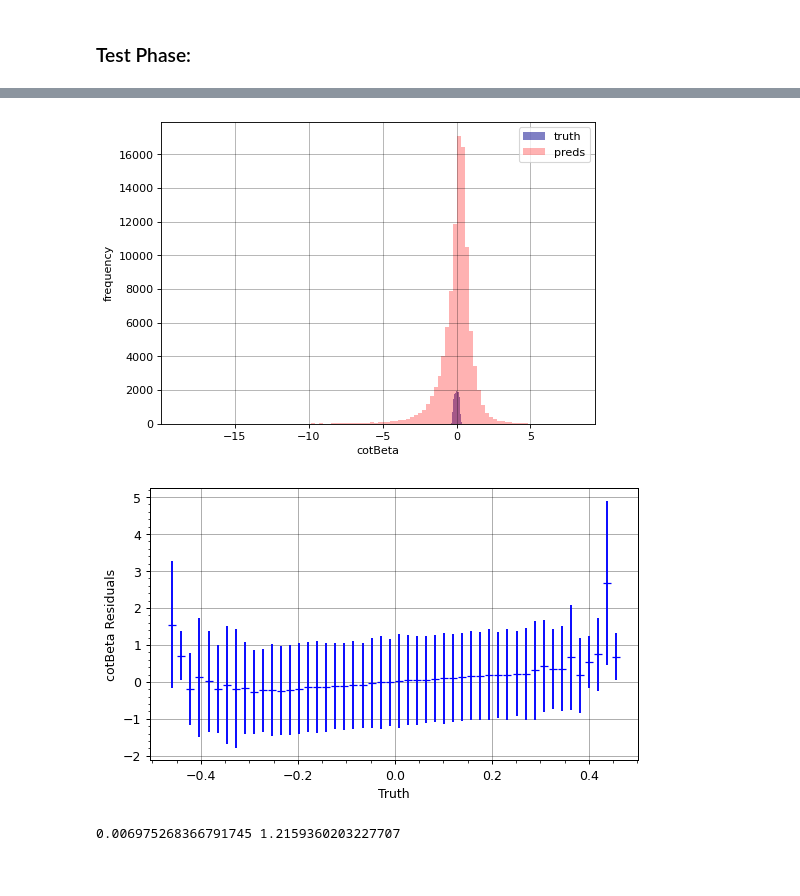
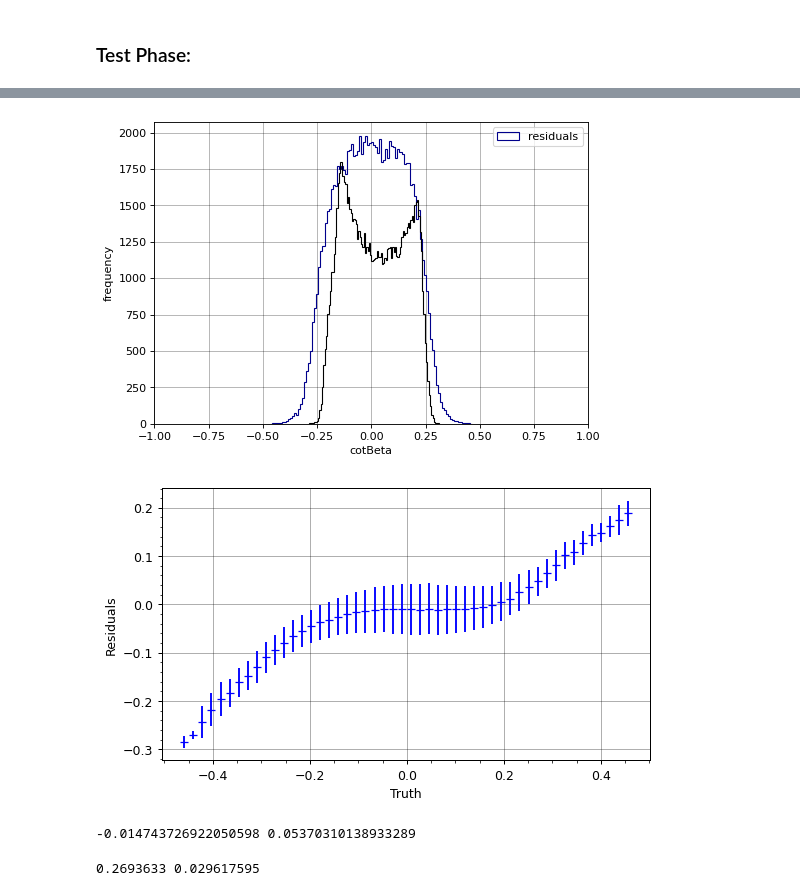
Before and after one commit to nhanvtran/directional-pixel-detectors, a Jupyter notebook: train_using_custom_keras_datagenerator.ipynb, the cells around one changed output, grey strips where cells are left out. Drawn from its saved outputs; the diff is of its cells as text; code cells hidden in the pictures.

Commit message:
CotBeta Training with Custom Loss

```diff
--- a/train_using_custom_keras_datagenerator.ipynb
+++ b/train_using_custom_keras_datagenerator.ipynb
@@ -224,12 +227,12 @@ def custom_loss(y, p):
     return tf.keras.backend.sum(NLL,axis=1)
 # %%
 start_date = datetime.datetime.now ( )
-epochs = 5
-batch_size = 7500
-val_batch_size = 7500
+epochs = 10
+batch_size = 7000
+val_batch_size = 7000
 use_file_size = None
 training_generator = CustomDataGenerator(
-                                        data_directory_path = "./data/processed/3Dto2D/",
+                                        data_directory_path = "./data/processed/3D-10TS/",
                                         labels_directory_path = "./data/raw/labels/",
                                         is_directory_recursive = False,
                                         file_type = "*csv",
@@ -237,12 +240,12 @@ training_generator = CustomDataGenerator(
                                         batch_size = batch_size,
                                         file_count = use_file_size,
                                         to_standardize= True,
-                                        include_y_local= False,
+                                        include_y_local= True,
                                         labels_list = "cotBeta",
-                                        input_shape = (5,21,1))
+                                        input_shape = (10,13,21))
 
 validation_generator = CustomDataGenerator(
-                                        data_directory_path = "./data/processed/3Dto2D/",
+                                        data_directory_path = "./data/processed/3D-10TS/",
                                         labels_directory_path = "./data/raw/labels/",
                                         is_directory_recursive = False,
                                         file_type = "*csv",
@@ -250,13 +253,13 @@ validation_generator = CustomDataGenerator(
                                         batch_size = val_batch_size,
                                         file_count = 25,
                                         to_standardize= True,
-                                        include_y_local= False,
+                                        include_y_local= True,
                                         labels_list = "cotBeta",
-                                        input_shape = (5,21,1))
+                                        input_shape = (10,13,21))
 
-model = RegModelCotBeta2D().assemble_model()
+model = RegModelCotBeta3D().assemble_model()
 
-model.compile(optimizer = tf.keras.optimizers.Nadam(lr = 2.75e-3),
+model.compile(optimizer = tf.keras.optimizers.Adam(lr = 3.75e-3),
               loss = custom_loss,
               metrics = ["mse"])
 
@@ -311,7 +324,7 @@ plt.show()
 # %% [markdown]
 ### Test Phase:
 # %%
-test_recon = pd.read_csv("./data/test/recon3Dto2D_05TS_test.csv")
+test_recon = pd.read_csv("./data/test/recon3D10_test.csv")
 test_labels_df = pd.read_csv("./data/test/labels_test.csv")
 test_labels = test_labels_df["cotBeta"]
 test_y_local = test_labels_df["y-local"]
@@ -321,5 +334,5 @@ print(test_recon.shape, test_labels.shape)
 # %%
-test_inputs = test_recon.values.reshape(test_recon.shape[0],5,21,1)
+test_inputs = test_recon.values.reshape(test_recon.shape[0],10,13,21)
 
 def standardize(x):
     """Applies the normalization configuration in-place to a batch of
@@ -336,9 +349,8 @@ def standardize(x):
     return x
 
 test_inputs = standardize(test_inputs)
-
-cotBeta_predictions = model.predict(test_inputs, batch_size = 1000)
-# cotBeta_predictions = model.predict([test_inputs,test_y_local.values], batch_size = 1000)
-df = pd.DataFrame(cotBeta_predictions[:,0], columns = ["preds"])
+# cotBeta_predictions = model.predict(test_inputs, batch_size = 1000)
+cotBeta_predictions = model.predict([test_inputs,test_y_local.values], batch_size = 1000)
+df = pd.DataFrame(cotBeta_predictions, columns = ["mu","sigma"])
 df["truth"] = test_labels
 # %% [output]
@@ -346,16 +358,18 @@ df["truth"] = test_labels
 # %%
 plt.figure(figsize = (7,5), dpi = 80)
-plt.hist(df["truth"], bins = 100, color = "darkblue", alpha = 0.5, )
-plt.hist(df["preds"], bins = 100, color = "red", alpha = 0.3)
-# plt.xlim([-10,10])
+plt.hist(df["truth"], bins = 100, color = "darkblue", histtype = "step" )
+plt.hist(df["mu"], bins = 100, color = "black", histtype = "step" )
+# plt.hist(df["truth"] - df["mu"], bins = 100, color = "blue", histtype = "step")
+plt.xlim([-1,1])
 # plt.xticks([i for i in range(10, -11, -2)])
 plt.ylabel("frequency")
 plt.xlabel("cotBeta")
-plt.legend(["truth", "preds"])
+# plt.legend(["truth", "preds"])
+plt.legend(["residuals"])
 plt.grid(which='major', linestyle='-', linewidth='0.5', alpha=0.5,color='black')
 plt.show()
 # %% [output]
-[figure, old version]
+[figure, new version]
 # %%
 # df.to_csv("./results.csv", index = False)
 # %%
@@ -370,38 +384,44 @@ def compute_profile(x, y, nbin=100):
     # getting the mean and RMS values of each vertical slice of the 2D distribution
     # also the x valuse should be recomputed because of the possibility of empty slices
     x_array      = []
     x_slice_mean = []
     x_slice_rms  = []
     for i in range(xe.size-1):
         yvals = y[ (x>xe[i]) & (x<=xe[i+1]) ]
         if yvals.size>0: # do not fill the quanties for empty slices
             x_array.append(xe[i]+ xbinw/2)
             x_slice_mean.append( yvals.mean())
             x_slice_rms.append( yvals.std())
     x_array = np.array(x_array)
     x_slice_mean = np.array(x_slice_mean)
     x_slice_rms = np.array(x_slice_rms)
 
     return x_array, x_slice_mean, x_slice_rms
 
 plt.figure(figsize = (7,4), dpi= 90)
 p_x, p_mean, p_rms = compute_profile(x = df["truth"],
-                                     y = df["truth"] - df["preds"],
+                                     y = df["truth"] - df["mu"],
+                                     #y = df["sigma"],
                                      nbin = 50)
 plt.errorbar(p_x, p_mean, p_rms,fmt='_', ecolor='blue', color='blue')
 
 
 plt.xlabel("Truth")
-plt.ylabel("cotBeta Residuals")
+plt.ylabel("Residuals")
+# plt.ylabel("$\sigma_{cotBeta}$")
 # plt.ylim([-0.5,0.5])
 # plt.xlim([-0.6,0.6])
 plt.minorticks_on()
 plt.grid(which='major', linestyle='-', linewidth='0.5', alpha=0.5,color='black')
 plt.show()
 # %% [output]
-[figure, old version]
+[figure, new version]
 # %%
-residuals = df["truth"] - df["preds"]
+residuals = df["truth"] - df["mu"]
 print(np.mean(residuals), np.std(residuals))
 # %% [output]
-0.006975268366791745 1.2159360203227707
+-0.014743726922050598 0.05370310138933289
+# %%
+print(np.mean(df["sigma"]), np.std(df["sigma"]))
+# %% [output]
+0.2693633 0.029617595
```
Also changed, not shown: parts of 9 cells of this notebook.
